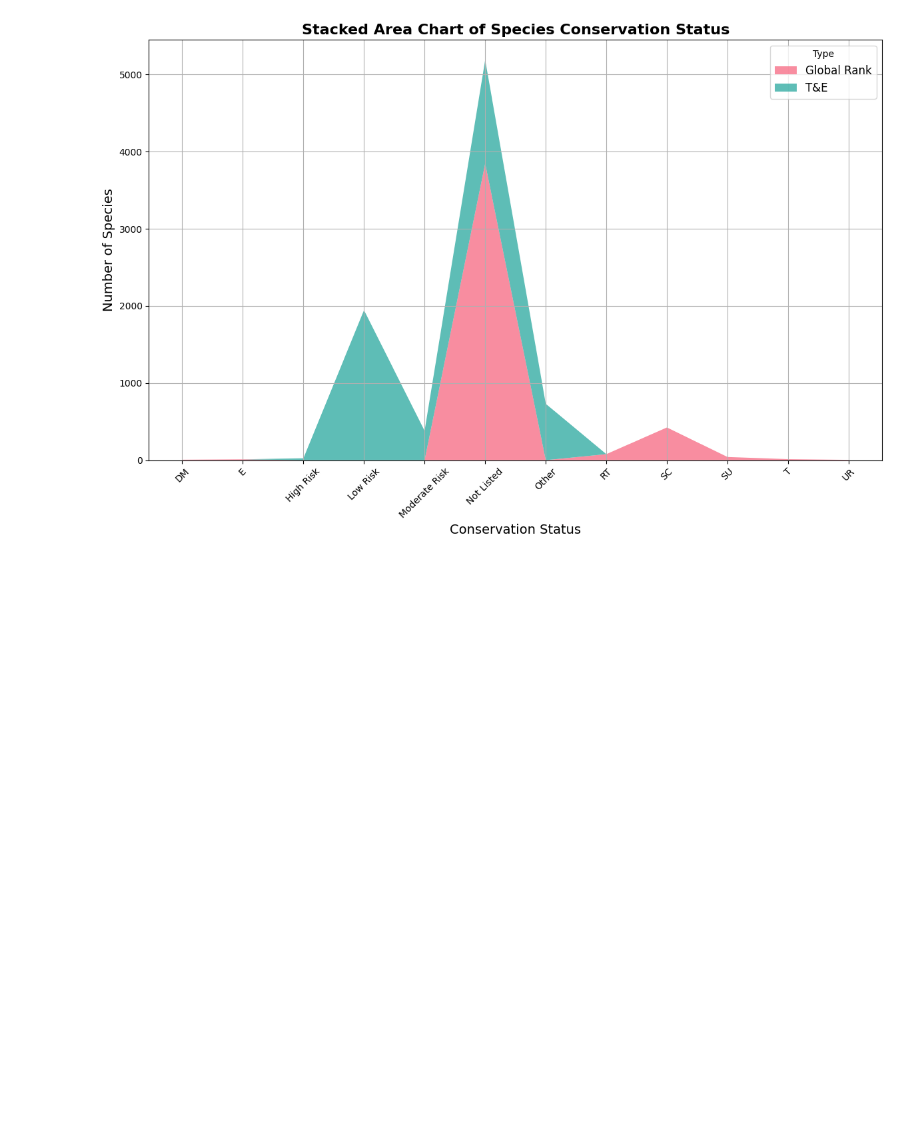
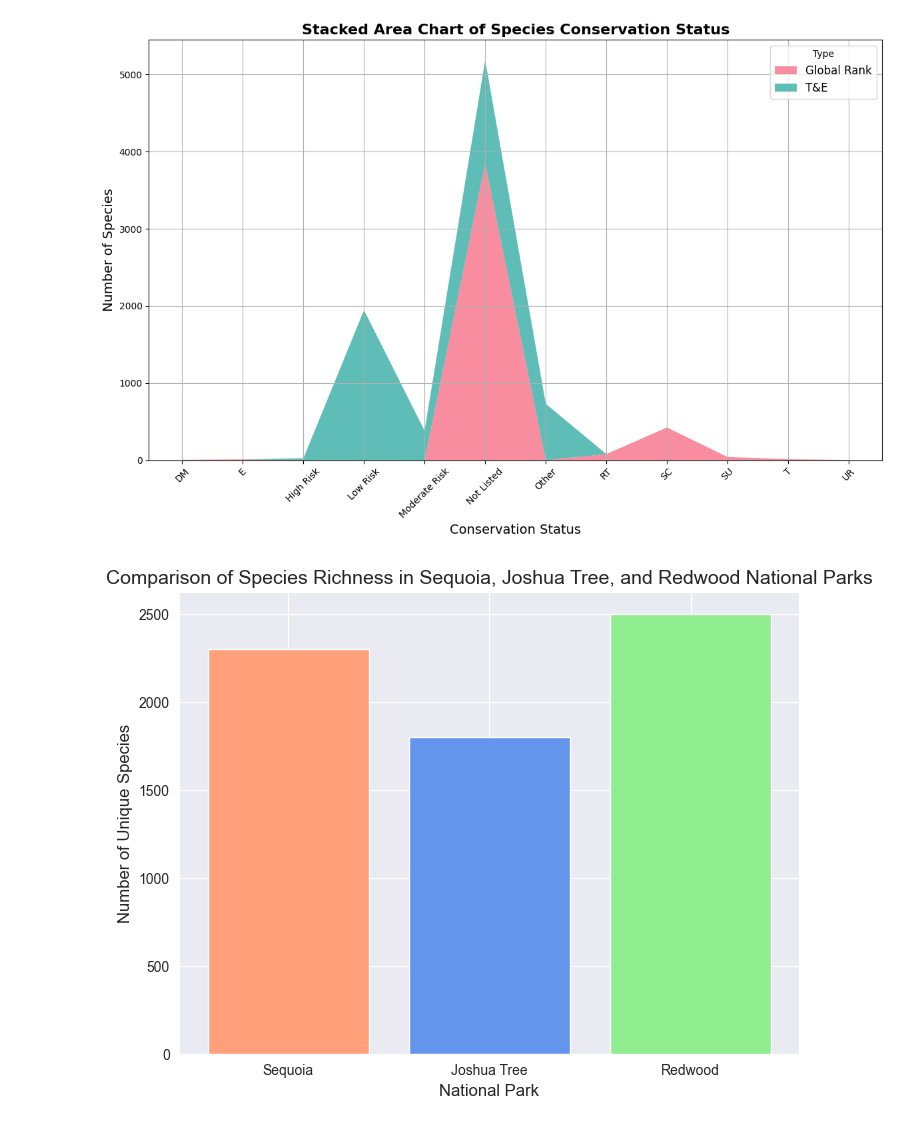
Before and after one commit to jasminechiou/ds4200_final_project-, a Jupyter notebook: cleaning and data visualization .ipynb, the cells around one changed output. Drawn from its saved outputs; the diff is of its cells as text; code cells hidden in the pictures; blank space fills up the shorter version.

Commit message:
added ryan's 2 static visualizations

```diff
--- a/cleaning and data visualization .ipynb
+++ b/cleaning and data visualization .ipynb
@@ -333,3 +333,25 @@ fig = go.Figure(go.Sankey(
 # Add a title and show the figure
 fig.update_layout(title_text="Sankey Diagram of Species Categories and Abundance", font_size=12)
 fig.show()
+# %%
+#Ryan's Visualization
+#Comparison of Species Richness in Sequoia, Joshua Tree, and Redwood National Parks
+
+# Data for the visualization
+import matplotlib.pyplot as plt
+parks = ["Sequoia", "Joshua Tree", "Redwood"]
+species_richness = [2300, 1800, 2500]  # Example data
+
+# Create the bar chart
+plt.figure(figsize=(8, 6))
+plt.bar(parks, species_richness, color=['#FFA07A', '#6495ED', '#90EE90'])
+
+# Add chart details
+plt.title("Comparison of Species Richness in Sequoia, Joshua Tree, and Redwood National Parks", fontsize=14)
+plt.xlabel("National Park", fontsize=12)
+plt.ylabel("Number of Unique Species", fontsize=12)
+
+# Display the chart
+plt.show()
+# %% [output]
+[figure, added]
```
Also changed, not shown: parts of 1 cell of this notebook, 1 other file.
